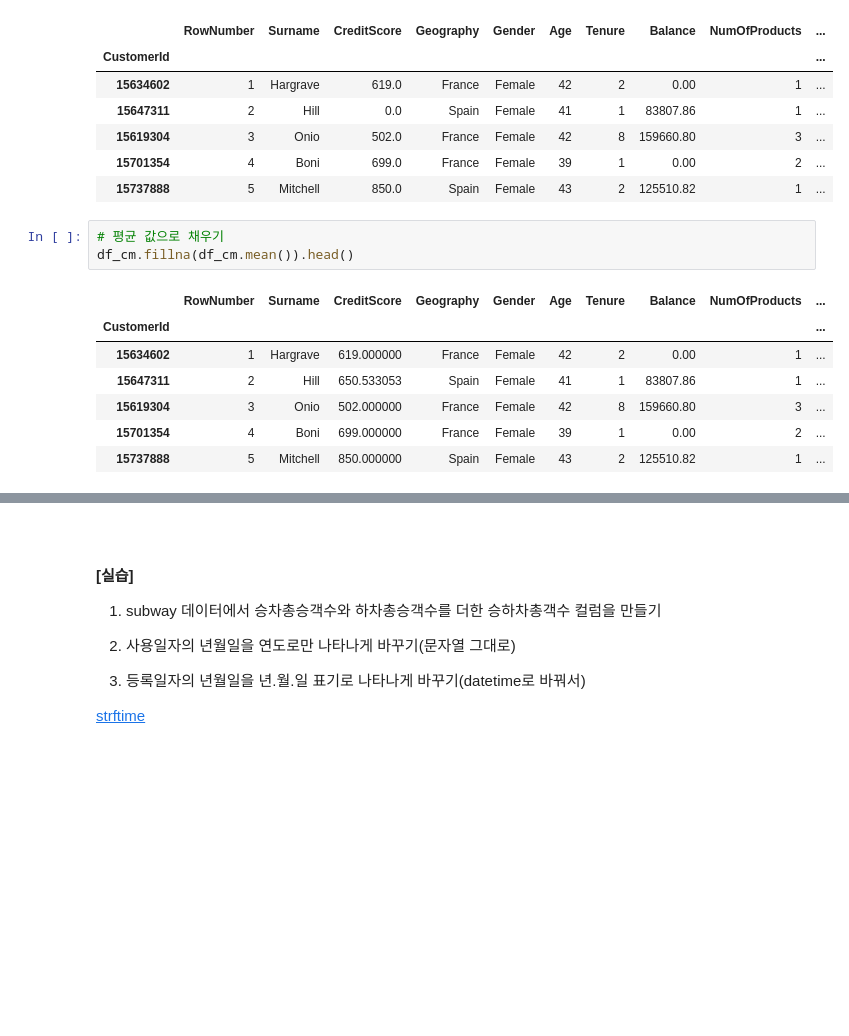
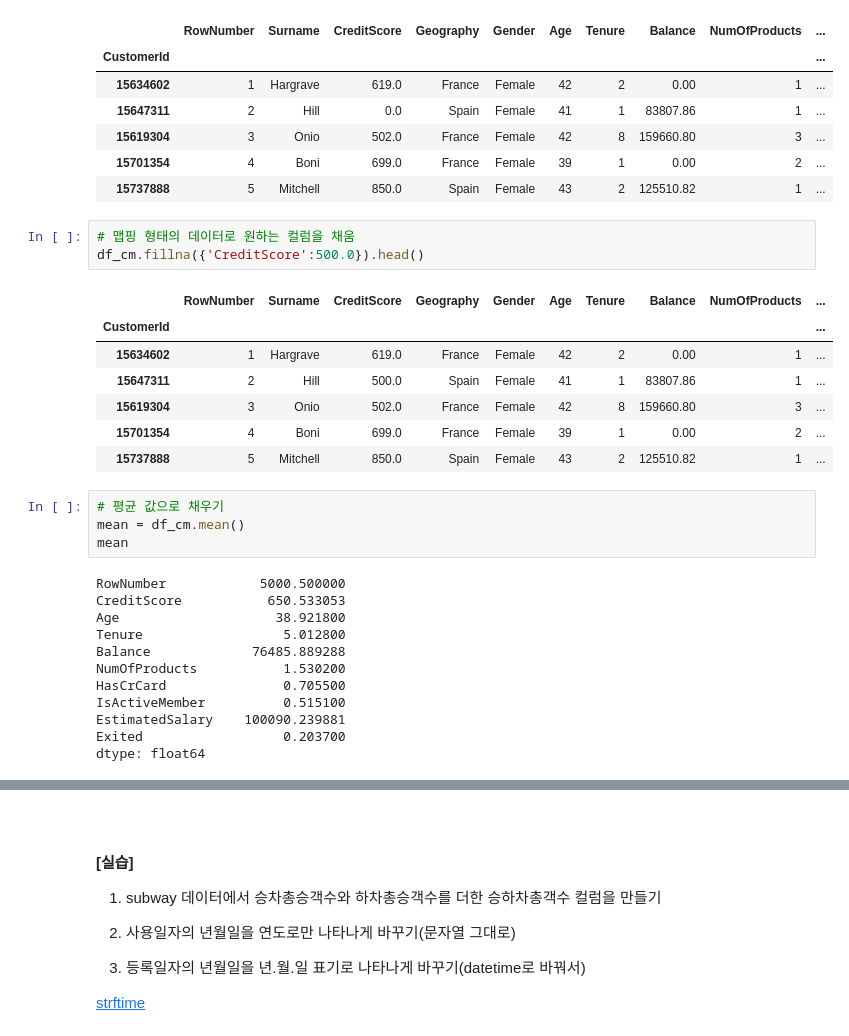
Before and after one commit to dnjsclf145/CDsamsung, a Jupyter notebook: 실습자료/04_데이터 분석 스킬1.ipynb, the cells around one changed output, grey strips where cells are left out. Saved outputs shown, nothing was run; the diff lists cells and outputs as text; blank space fills up the shorter version.

```diff
--- a/실습자료/04_데이터 분석 스킬1.ipynb
+++ b/실습자료/04_데이터 분석 스킬1.ipynb
@@ -1239,14 +1239,30 @@ df_cm.fillna(0).head()
 | 15619304 | 3 | Onio | 502.0 | France | Female | 42 | 8 | 159660.80 | 3 | ... |
 | 15701354 | 4 | Boni | 699.0 | France | Female | 39 | 1 | 0.00 | 2 | ... |
 | 15737888 | 5 | Mitchell | 850.0 | Spain | Female | 43 | 2 | 125510.82 | 1 | ... |
+# %%
+# 맵핑 형태의 데이터로 원하는 컬럼을 채움
+df_cm.fillna({'CreditScore':500.0}).head()
+# %% [output]
+|  | RowNumber | Surname | CreditScore | Geography | Gender | Age | Tenure | Balance | NumOfProducts | ... |
+| CustomerId |  |  |  |  |  |  |  |  |  | ... |
+| 15634602 | 1 | Hargrave | 619.0 | France | Female | 42 | 2 | 0.00 | 1 | ... |
+| 15647311 | 2 | Hill | 500.0 | Spain | Female | 41 | 1 | 83807.86 | 1 | ... |
+| 15619304 | 3 | Onio | 502.0 | France | Female | 42 | 8 | 159660.80 | 3 | ... |
+| 15701354 | 4 | Boni | 699.0 | France | Female | 39 | 1 | 0.00 | 2 | ... |
+| 15737888 | 5 | Mitchell | 850.0 | Spain | Female | 43 | 2 | 125510.82 | 1 | ... |
 # %%
 # 평균 값으로 채우기
-df_cm.fillna(df_cm.mean()).head()
+mean = df_cm.mean()
+mean
 # %% [output]
-|  | RowNumber | Surname | CreditScore | Geography | Gender | Age | Tenure | Balance | NumOfProducts | ... |
-| CustomerId |  |  |  |  |  |  |  |  |  | ... |
-| 15634602 | 1 | Hargrave | 619.000000 | France | Female | 42 | 2 | 0.00 | 1 | ... |
-| 15647311 | 2 | Hill | 650.533053 | Spain | Female | 41 | 1 | 83807.86 | 1 | ... |
-| 15619304 | 3 | Onio | 502.000000 | France | Female | 42 | 8 | 159660.80 | 3 | ... |
-| 15701354 | 4 | Boni | 699.000000 | France | Female | 39 | 1 | 0.00 | 2 | ... |
-| 15737888 | 5 | Mitchell | 850.000000 | Spain | Female | 43 | 2 | 125510.82 | 1 | ... |
+RowNumber            5000.500000
+CreditScore           650.533053
+Age                    38.921800
+Tenure                  5.012800
+Balance             76485.889288
+NumOfProducts           1.530200
+HasCrCard               0.705500
+IsActiveMember          0.515100
+EstimatedSalary    100090.239881
+Exited                  0.203700
+dtype: float64
```
Also changed, not shown: parts of 1 cell of this notebook.
